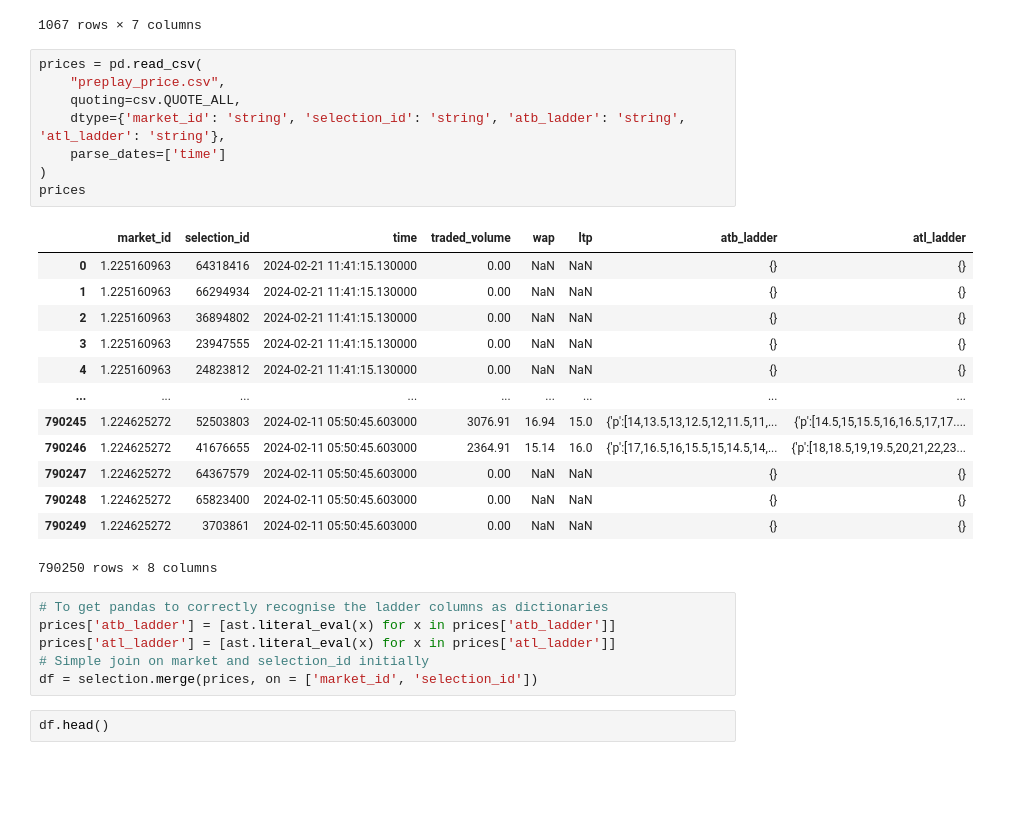
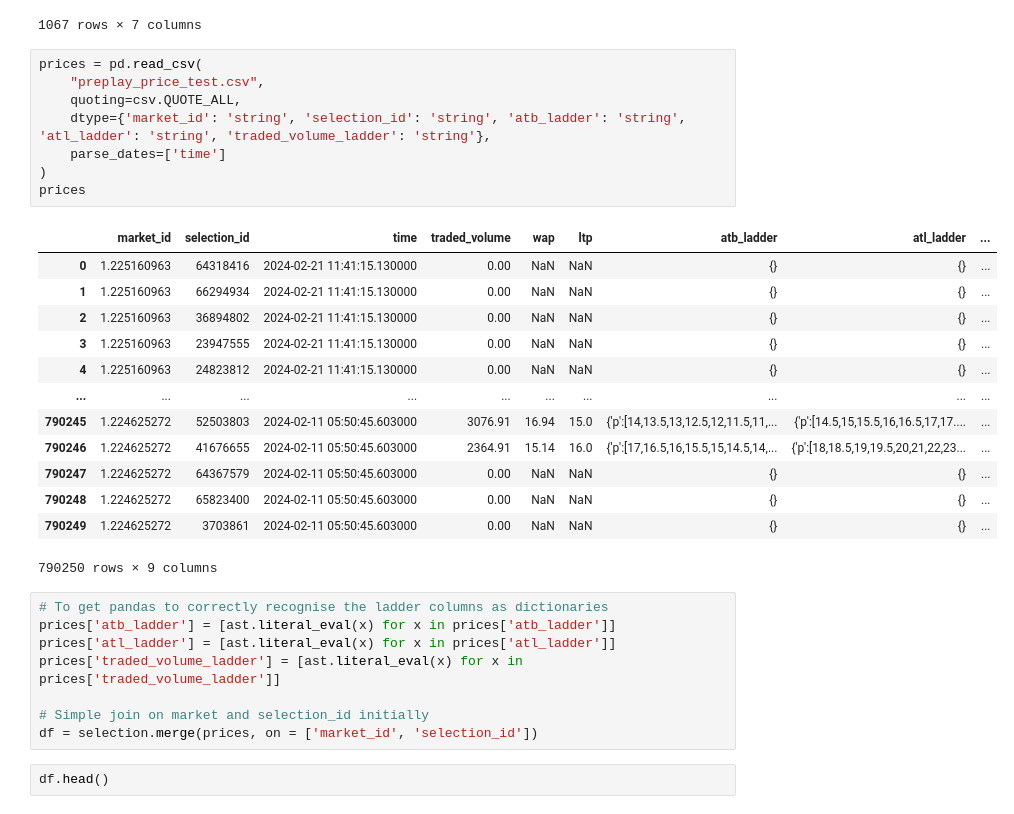
Before and after one commit to madmage9999/FINS3666, a Jupyter notebook: extract_tar_data.ipynb, the cells around one changed output. Drawn from its saved outputs; the diff is of its cells as text; blank space fills up the shorter version.

Commit message:
add traded volume ladder

```diff
--- a/extract_tar_data.ipynb
+++ b/extract_tar_data.ipynb
@@ -331,30 +351,32 @@ selection
 1067 rows × 7 columns
 # %%
 prices = pd.read_csv(
-    "preplay_price.csv",
+    "preplay_price_test.csv",
     quoting=csv.QUOTE_ALL,
-    dtype={'market_id': 'string', 'selection_id': 'string', 'atb_ladder': 'string', 'atl_ladder': 'string'},
+    dtype={'market_id': 'string', 'selection_id': 'string', 'atb_ladder': 'string', 'atl_ladder': 'string', 'traded_volume_ladder': 'string'},
     parse_dates=['time']
 )
 prices
 # %% [output]
-|  | market_id | selection_id | time | traded_volume | wap | ltp | atb_ladder | atl_ladder |
-| 0 | 1.225160963 | 64318416 | 2024-02-21 11:41:15.130000 | 0.00 | NaN | NaN | {} | {} |
-| 1 | 1.225160963 | 66294934 | 2024-02-21 11:41:15.130000 | 0.00 | NaN | NaN | {} | {} |
-| 2 | 1.225160963 | 36894802 | 2024-02-21 11:41:15.130000 | 0.00 | NaN | NaN | {} | {} |
-| 3 | 1.225160963 | 23947555 | 2024-02-21 11:41:15.130000 | 0.00 | NaN | NaN | {} | {} |
-| 4 | 1.225160963 | 24823812 | 2024-02-21 11:41:15.130000 | 0.00 | NaN | NaN | {} | {} |
-| ... | ... | ... | ... | ... | ... | ... | ... | ... |
-| 790245 | 1.224625272 | 52503803 | 2024-02-11 05:50:45.603000 | 3076.91 | 16.94 | 15.0 | {'p':[14,13.5,13,12.5,12,11.5,11,... | {'p':[14.5,15,15.5,16,16.5,17,17.... |
-| 790246 | 1.224625272 | 41676655 | 2024-02-11 05:50:45.603000 | 2364.91 | 15.14 | 16.0 | {'p':[17,16.5,16,15.5,15,14.5,14,... | {'p':[18,18.5,19,19.5,20,21,22,23... |
-| 790247 | 1.224625272 | 64367579 | 2024-02-11 05:50:45.603000 | 0.00 | NaN | NaN | {} | {} |
-| 790248 | 1.224625272 | 65823400 | 2024-02-11 05:50:45.603000 | 0.00 | NaN | NaN | {} | {} |
-| 790249 | 1.224625272 | 3703861 | 2024-02-11 05:50:45.603000 | 0.00 | NaN | NaN | {} | {} |
+|  | market_id | selection_id | time | traded_volume | wap | ltp | atb_ladder | atl_ladder | ... |
+| 0 | 1.225160963 | 64318416 | 2024-02-21 11:41:15.130000 | 0.00 | NaN | NaN | {} | {} | ... |
+| 1 | 1.225160963 | 66294934 | 2024-02-21 11:41:15.130000 | 0.00 | NaN | NaN | {} | {} | ... |
+| 2 | 1.225160963 | 36894802 | 2024-02-21 11:41:15.130000 | 0.00 | NaN | NaN | {} | {} | ... |
+| 3 | 1.225160963 | 23947555 | 2024-02-21 11:41:15.130000 | 0.00 | NaN | NaN | {} | {} | ... |
+| 4 | 1.225160963 | 24823812 | 2024-02-21 11:41:15.130000 | 0.00 | NaN | NaN | {} | {} | ... |
+| ... | ... | ... | ... | ... | ... | ... | ... | ... | ... |
+| 790245 | 1.224625272 | 52503803 | 2024-02-11 05:50:45.603000 | 3076.91 | 16.94 | 15.0 | {'p':[14,13.5,13,12.5,12,11.5,11,... | {'p':[14.5,15,15.5,16,16.5,17,17.... | ... |
+| 790246 | 1.224625272 | 41676655 | 2024-02-11 05:50:45.603000 | 2364.91 | 15.14 | 16.0 | {'p':[17,16.5,16,15.5,15,14.5,14,... | {'p':[18,18.5,19,19.5,20,21,22,23... | ... |
+| 790247 | 1.224625272 | 64367579 | 2024-02-11 05:50:45.603000 | 0.00 | NaN | NaN | {} | {} | ... |
+| 790248 | 1.224625272 | 65823400 | 2024-02-11 05:50:45.603000 | 0.00 | NaN | NaN | {} | {} | ... |
+| 790249 | 1.224625272 | 3703861 | 2024-02-11 05:50:45.603000 | 0.00 | NaN | NaN | {} | {} | ... |
-790250 rows × 8 columns
+790250 rows × 9 columns
 # %%
 # To get pandas to correctly recognise the ladder columns as dictionaries
 prices['atb_ladder'] = [ast.literal_eval(x) for x in prices['atb_ladder']]
 prices['atl_ladder'] = [ast.literal_eval(x) for x in prices['atl_ladder']]
+prices['traded_volume_ladder'] = [ast.literal_eval(x) for x in prices['traded_volume_ladder']]
+
 # Simple join on market and selection_id initially
 df = selection.merge(prices, on = ['market_id', 'selection_id'])
 # %%
```
Also changed, not shown: parts of 8 cells of this notebook.
